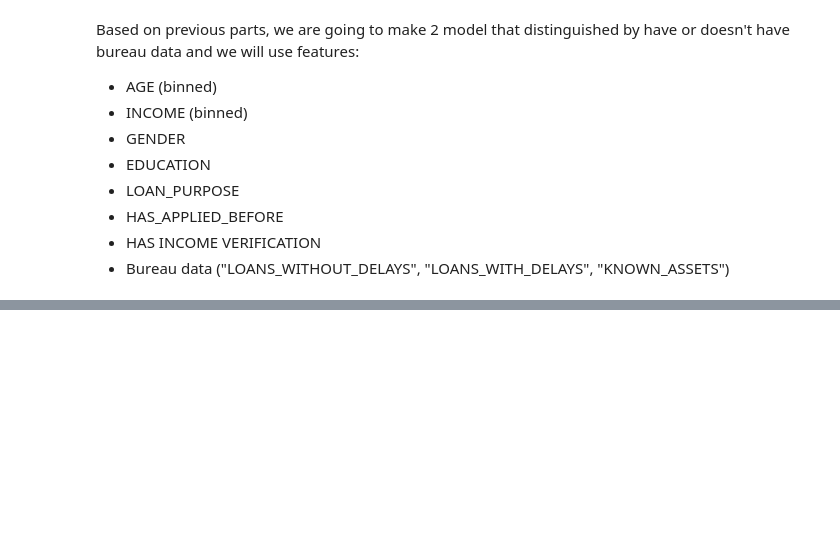
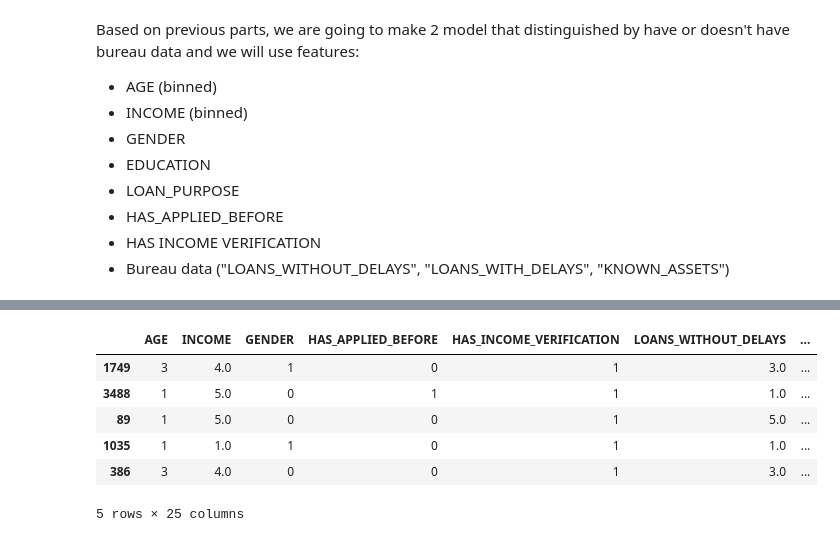
Before and after one commit to indrap23/PMDS-TEAM_XBOOST, a Jupyter notebook: Feature_ready.ipynb, the cells around one changed output, grey strips where cells are left out. Saved outputs shown, nothing was run; the diff lists cells and outputs as text; code cells hidden in the pictures; blank space fills up the shorter version.

Commit message:
compile EDA n Features engineering

```diff
--- a/Feature_ready.ipynb
+++ b/Feature_ready.ipynb
@@ -804,0 +720,42 @@ coba = x_train.dropna(subset = ['INCOME', 'LOAN_PURPOSE'])
+# %%
+#compile all engineering
+def feature_engineering(df):
+    #drop some features
+    df = df.drop(["customer_id", "APPLICATION_RECEIVE_TIME", "KNOWN_ASSETS", "Score"], axis=1)
+    #dropna for Income and Loan Purpose
+    df = df.dropna(subset = ['INCOME', 'LOAN_PURPOSE'])
+
+    #binning
+    binning_features(df)
+
+    #converting categorical Features
+    df['GENDER'] = df['GENDER'].map( {'Male': 1, 'Female': 0} ).astype(int)
+    df['HAS_APPLIED_BEFORE'] = df['HAS_APPLIED_BEFORE'].map( {'Yes': 1, 'No': 0} ).astype(int)
+    df['HAS_INCOME_VERIFICATION'] = df['HAS_INCOME_VERIFICATION'].map( {'Yes': 1, 'No': 0} ).astype(int)
+
+    #one hot encoding
+    df_num = df.drop(['EDUCATION','LOAN_PURPOSE'], axis=1)
+    df_hot = one_hot_encoder(df[['EDUCATION','LOAN_PURPOSE']])
+    df_ready = df_num.join(df_hot)
+
+    #split data with or without bureau data
+    df_with_bureau = df_ready.dropna(subset = ['LOANS_WITHOUT_DELAYS', 'LOANS_WITH_DELAYS'])
+    df_without_bureau = df_ready[df_ready['LOANS_WITH_DELAYS'].isna() == True]
+    df_without_bureau = df_ready.drop(columns=[ "LOANS_WITHOUT_DELAYS", "LOANS_WITH_DELAYS"])
+
+    return df_with_bureau,df_without_bureau
+# %%
+df_train = pd.concat([x_train, pd.DataFrame(y_train)], axis = 1)
+# %%
+# This is our final feature
+df_train_with_bureau, df_train_without_bureau = feature_engineering(df_train)
+# %%
+df_train_with_bureau.head()
+# %% [output]
+|  | AGE | INCOME | GENDER | HAS_APPLIED_BEFORE | HAS_INCOME_VERIFICATION | LOANS_WITHOUT_DELAYS | ... |
+| 1749 | 3 | 4.0 | 1 | 0 | 1 | 3.0 | ... |
+| 3488 | 1 | 5.0 | 0 | 1 | 1 | 1.0 | ... |
+| 89 | 1 | 5.0 | 0 | 0 | 1 | 5.0 | ... |
+| 1035 | 1 | 1.0 | 1 | 0 | 1 | 1.0 | ... |
+| 386 | 3 | 4.0 | 0 | 0 | 1 | 3.0 | ... |
+5 rows × 25 columns
```
Also changed, not shown: parts of 21 cells of this notebook.
